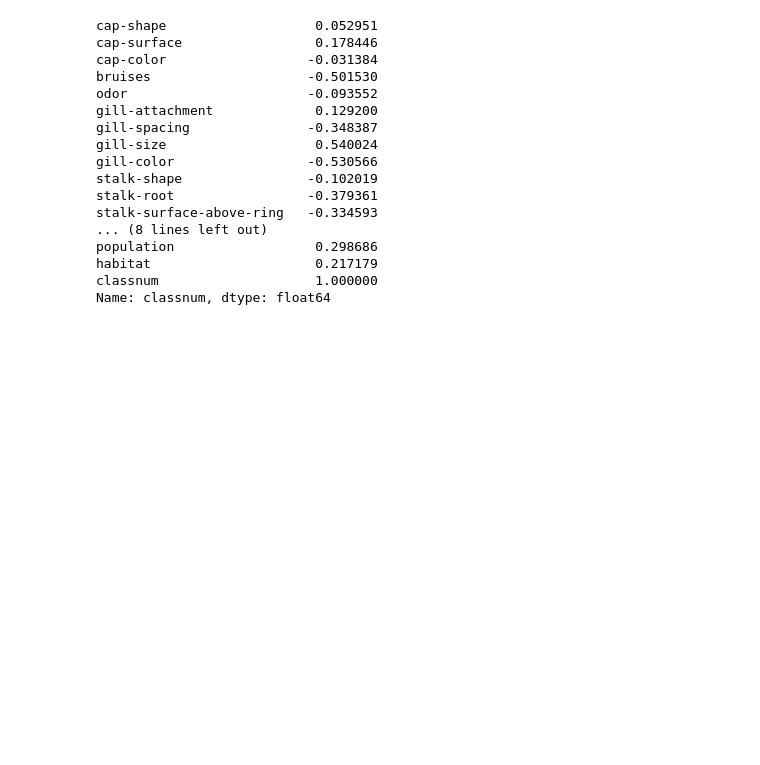
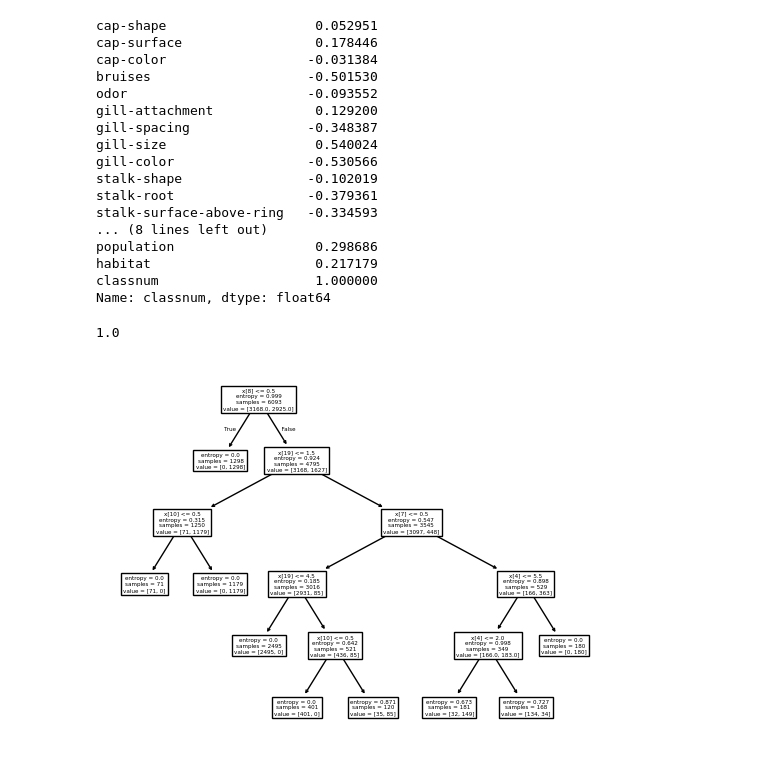
Before and after one commit to saket-nugget/Mushrooms_DecTree, a Jupyter notebook: Mushrooms_DecTree.ipynb, the cells around one changed output. Drawn from its saved outputs; the diff is of its cells as text; code cells hidden in the pictures; blank space fills up the shorter version.

```diff
--- a/Mushrooms_DecTree.ipynb
+++ b/Mushrooms_DecTree.ipynb
@@ -86,3 +86,19 @@ population                  0.298686
 habitat                     0.217179
 classnum                    1.000000
 Name: classnum, dtype: float64
+# %%
+X=df.drop(['class','classnum'],axis=1)
+y=df['class']
+X_train,X_test,y_train,y_test = train_test_split(X,y,random_state=42)
+# %%
+tree = DecisionTreeClassifier(criterion='entropy',max_depth=7)
+tree.fit(X_train,y_train)
+y_pred = tree.predict(X_test)
+accuracy_score(y_test,y_pred)
+# %% [output]
+1.0
+# %%
+plot_tree(tree)
+plt.show()
+# %% [output]
+[figure, added]
```
